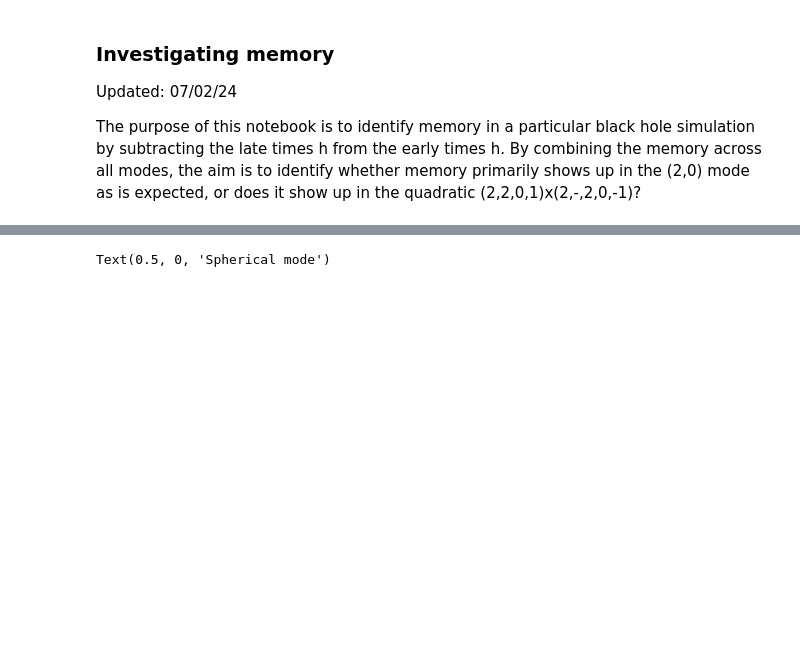
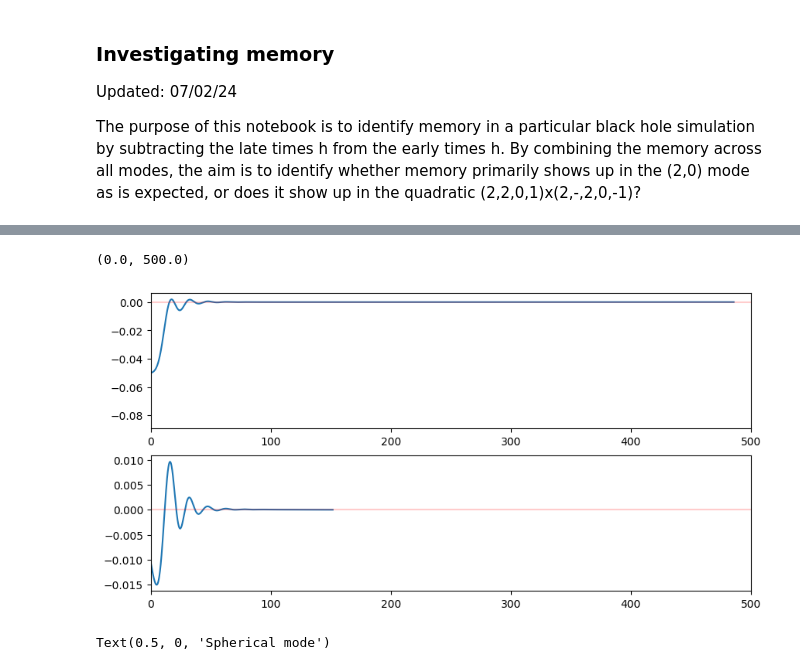
Before and after one commit to Richardvnd/quadratic_qnm, a Jupyter notebook: memory.ipynb, the cells around one changed output, grey strips where cells are left out. Cells and saved outputs as stored; diff of their text form; code cells hidden in the pictures; blank space fills up the shorter version.

```diff
--- a/memory.ipynb
+++ b/memory.ipynb
@@ -15,0 +14,3 @@ CCE_sim305 = CCE_to_sim_simplified(sim_num='0305')
+# %%
+sim = CCE_to_sim_simplified(sim_num='0305')
+sim_ex = qnmfits.SXS(ID=305, zero_time='norm')
@@ -16 +24,17 @@ CCE_sim305 = CCE_to_sim_simplified(sim_num='0305')
+# %%
+fig, axs = plt.subplots(2, 1, figsize=(10, 5))
+
+xmin = 0
+xmax = 500
+
+axs[0].plot(sim.times, sim.h[2,0])
+axs[0].axhline(y=0, color='r', alpha = 0.2)
+axs[0].set_xlim(xmin, xmax)
+
+axs[1].plot(sim_ex.times, sim_ex.h[2,0])
+axs[1].axhline(y=0, color='r', alpha = 0.2)
+axs[1].set_xlim(xmin, xmax)
+# %% [output]
+(0.0, 500.0)
+[figure, added]
 # %%
```
Also changed, not shown: parts of 3 cells of this notebook, 4 other files.
